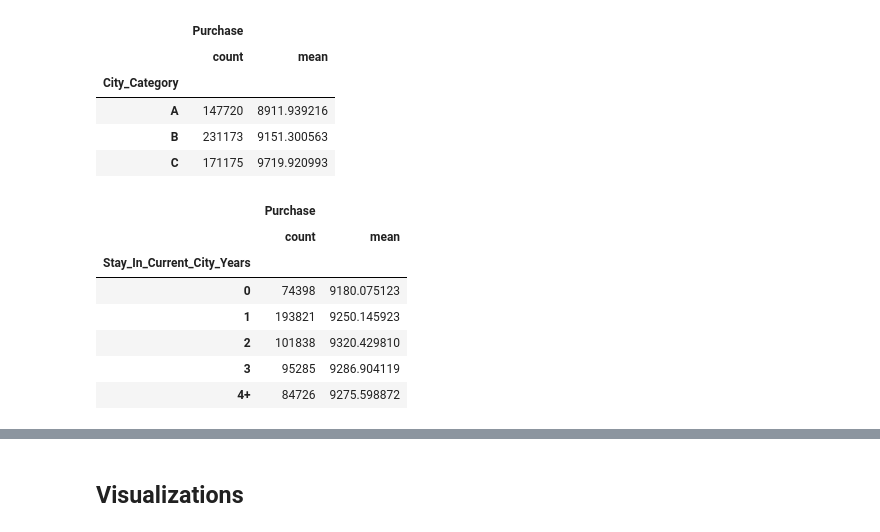
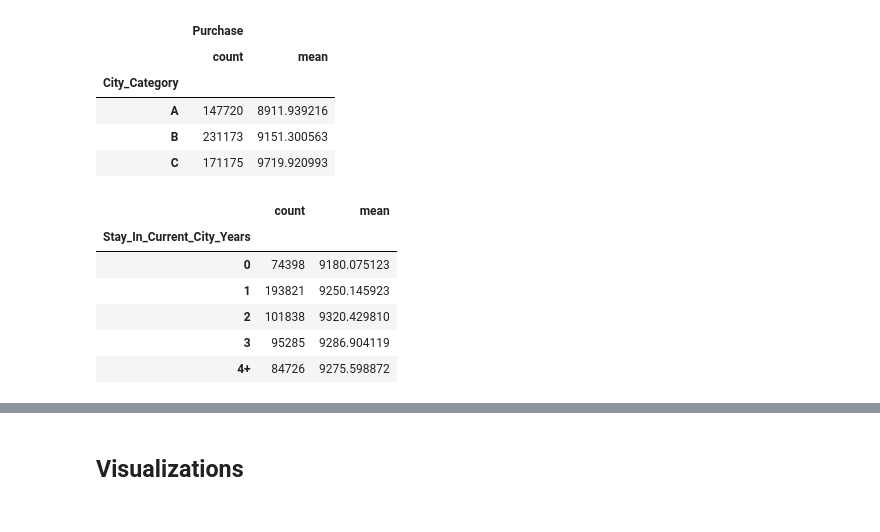
Before and after one commit to vmalkoti/Advanced-Data-Science-with-IBM, a Jupyter notebook: Capstone/Black_Friday_Sale.ipynb, the cells around one changed output, grey strips where cells are left out. Cells and saved outputs as stored; diff of their text form; code cells hidden in the pictures.

```diff
--- a/Capstone/Black_Friday_Sale.ipynb
+++ b/Capstone/Black_Friday_Sale.ipynb
@@ -223,9 +231,9 @@ cities_summary
 # %%
 # Residential term
 term_summary = train_df[['Stay_In_Current_City_Years', 'Purchase']].groupby('Stay_In_Current_City_Years').agg(['count', 'mean'])
+term_summary.columns = term_summary.columns.droplevel(0)
 term_summary
 # %% [output]
-|  | Purchase |  |
 |  | count | mean |
 | Stay_In_Current_City_Years |  |  |
 | 0 | 74398 | 9180.075123 |
```
Also changed, not shown: parts of 7 cells of this notebook.
